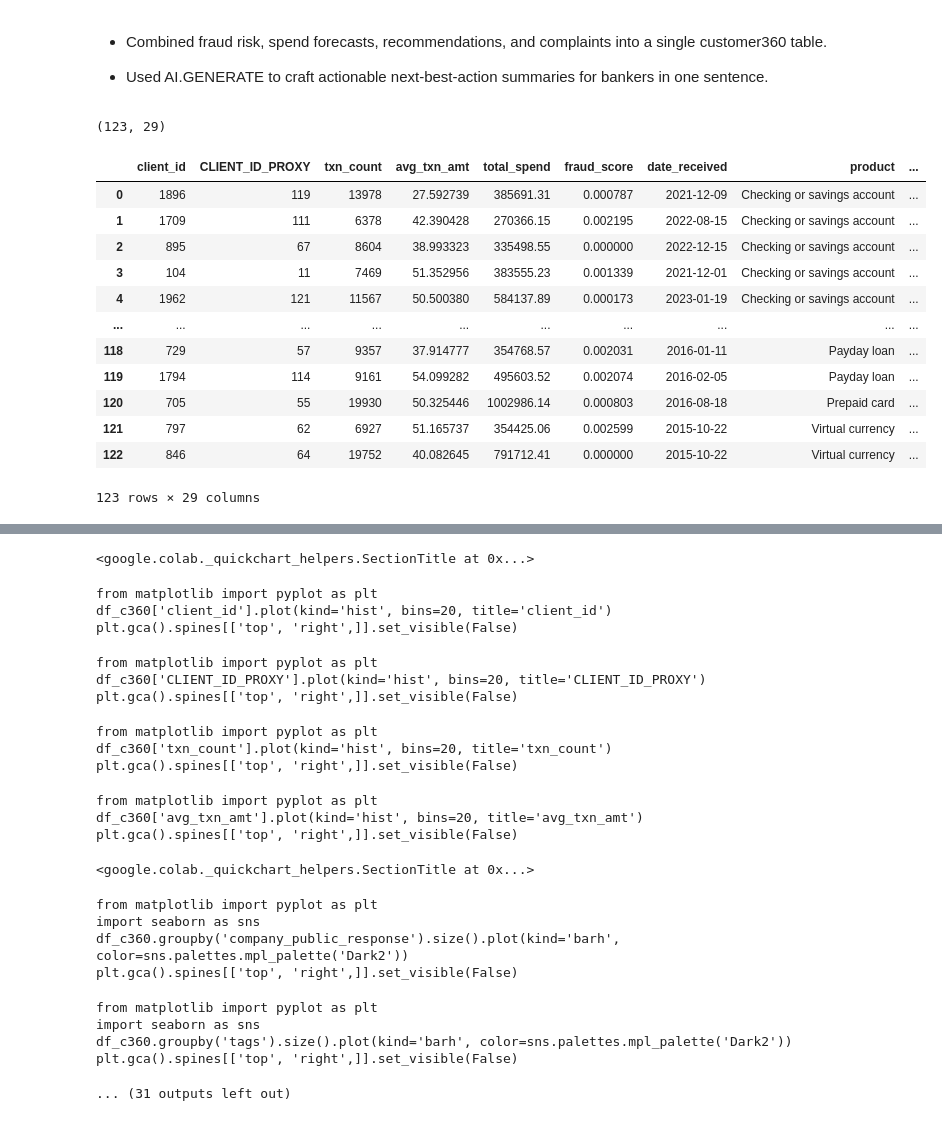
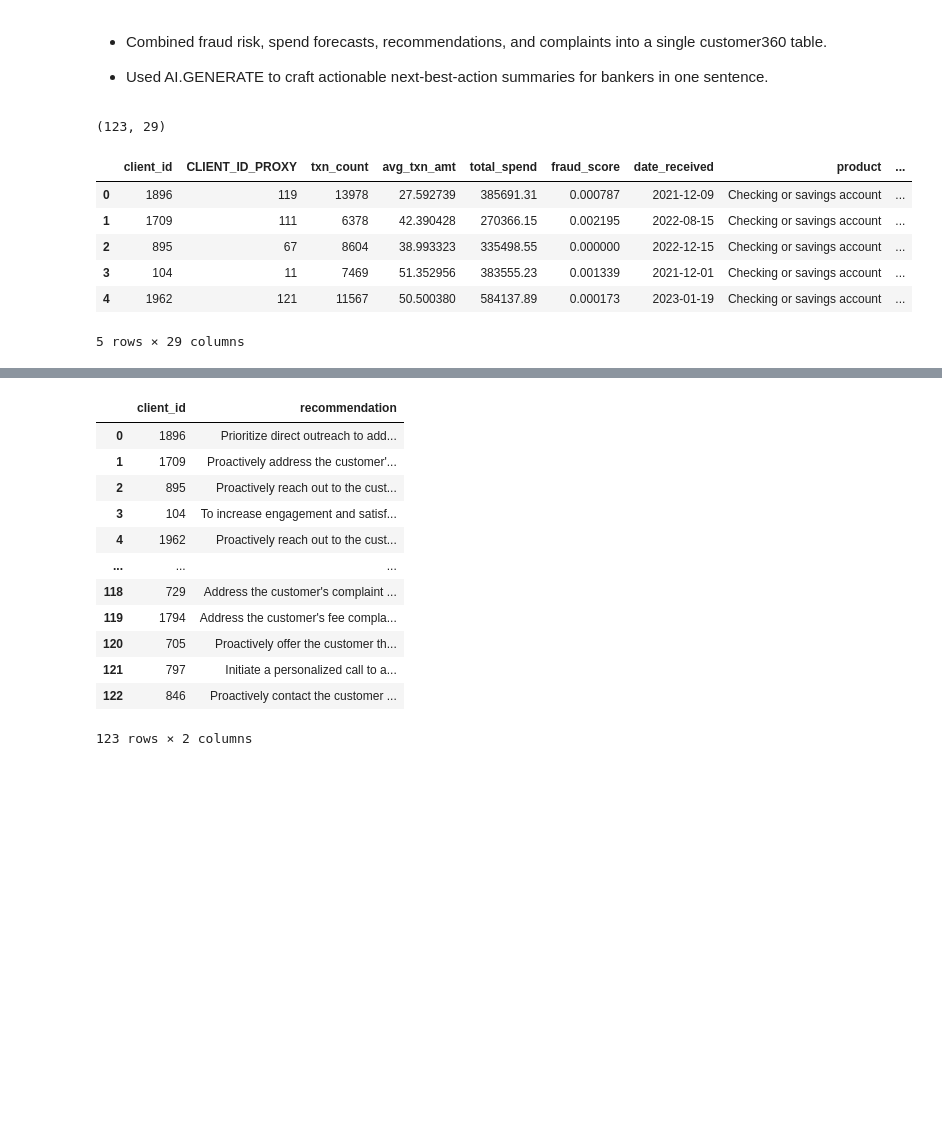
Before and after one commit to shloksah/customer360_google_hackathon, a Jupyter notebook: Customer360_Google_Hackathon.ipynb, the cells around one changed output, grey strips where cells are left out. Drawn from its saved outputs; the diff is of its cells as text; code cells hidden in the pictures; blank space fills up the shorter version.

```diff
--- a/Customer360_Google_Hackathon.ipynb
+++ b/Customer360_Google_Hackathon.ipynb
@@ -488,19 +658,13 @@ print("✅ Table created successfully")
 # %%
 df_c360 = client.query("select * from my_database.customer360").to_dataframe()
 print(df_c360.shape)
-df_c360
+df_c360.head(5)
 # %% [output]
 (123, 29)
 |  | client_id | CLIENT_ID_PROXY | txn_count | avg_txn_amt | total_spend | fraud_score | date_received | product | ... |
 | 0 | 1896 | 119 | 13978 | 27.592739 | 385691.31 | 0.000787 | 2021-12-09 | Checking or savings account | ... |
 | 1 | 1709 | 111 | 6378 | 42.390428 | 270366.15 | 0.002195 | 2022-08-15 | Checking or savings account | ... |
 | 2 | 895 | 67 | 8604 | 38.993323 | 335498.55 | 0.000000 | 2022-12-15 | Checking or savings account | ... |
 | 3 | 104 | 11 | 7469 | 51.352956 | 383555.23 | 0.001339 | 2021-12-01 | Checking or savings account | ... |
 | 4 | 1962 | 121 | 11567 | 50.500380 | 584137.89 | 0.000173 | 2023-01-19 | Checking or savings account | ... |
-| ... | ... | ... | ... | ... | ... | ... | ... | ... | ... |
-| 118 | 729 | 57 | 9357 | 37.914777 | 354768.57 | 0.002031 | 2016-01-11 | Payday loan | ... |
-| 119 | 1794 | 114 | 9161 | 54.099282 | 495603.52 | 0.002074 | 2016-02-05 | Payday loan | ... |
-| 120 | 705 | 55 | 19930 | 50.325446 | 1002986.14 | 0.000803 | 2016-08-18 | Prepaid card | ... |
-| 121 | 797 | 62 | 6927 | 51.165737 | 354425.06 | 0.002599 | 2015-10-22 | Virtual currency | ... |
-| 122 | 846 | 64 | 19752 | 40.082645 | 791712.41 | 0.000000 | 2015-10-22 | Virtual currency | ... |
-123 rows × 29 columns
+5 rows × 29 columns
@@ -508,26 +671,20 @@ WARNING:root:Quickchart encountered unexpected dtypes in columns: "(['date_recei
-<google.colab._quickchart_helpers.SectionTitle at 0x...>
-from matplotlib import pyplot as plt
-df_c360['client_id'].plot(kind='hist', bins=20, title='client_id')
-plt.gca().spines[['top', 'right',]].set_visible(False)
-from matplotlib import pyplot as plt
-df_c360['CLIENT_ID_PROXY'].plot(kind='hist', bins=20, title='CLIENT_ID_PROXY')
-plt.gca().spines[['top', 'right',]].set_visible(False)
-from matplotlib import pyplot as plt
-df_c360['txn_count'].plot(kind='hist', bins=20, title='txn_count')
-plt.gca().spines[['top', 'right',]].set_visible(False)
-from matplotlib import pyplot as plt
-df_c360['avg_txn_amt'].plot(kind='hist', bins=20, title='avg_txn_amt')
-plt.gca().spines[['top', 'right',]].set_visible(False)
-<google.colab._quickchart_helpers.SectionTitle at 0x...>
-from matplotlib import pyplot as plt
-import seaborn as sns
-df_c360.groupby('company_public_response').size().plot(kind='barh', color=sns.palettes.mpl_palette('Dark2'))
-plt.gca().spines[['top', 'right',]].set_visible(False)
-from matplotlib import pyplot as plt
-import seaborn as sns
-df_c360.groupby('tags').size().plot(kind='barh', color=sns.palettes.mpl_palette('Dark2'))
-plt.gca().spines[['top', 'right',]].set_visible(False)
-... (31 outputs left out)
+# %%
+pd.set_option('display.max_colwidth', None)
+display(df_c360[['client_id','recommendation']])
+# %% [output]
+|  | client_id | recommendation |
+| 0 | 1896 | Prioritize direct outreach to add... |
+| 1 | 1709 | Proactively address the customer'... |
+| 2 | 895 | Proactively reach out to the cust... |
+| 3 | 104 | To increase engagement and satisf... |
+| 4 | 1962 | Proactively reach out to the cust... |
+| ... | ... | ... |
+| 118 | 729 | Address the customer's complaint ... |
+| 119 | 1794 | Address the customer's fee compla... |
+| 120 | 705 | Proactively offer the customer th... |
+| 121 | 797 | Initiate a personalized call to a... |
+| 122 | 846 | Proactively contact the customer ... |
+123 rows × 2 columns
 # %% [markdown]
 ## **Results**
 
```
Also changed, not shown: parts of 33 cells of this notebook.
